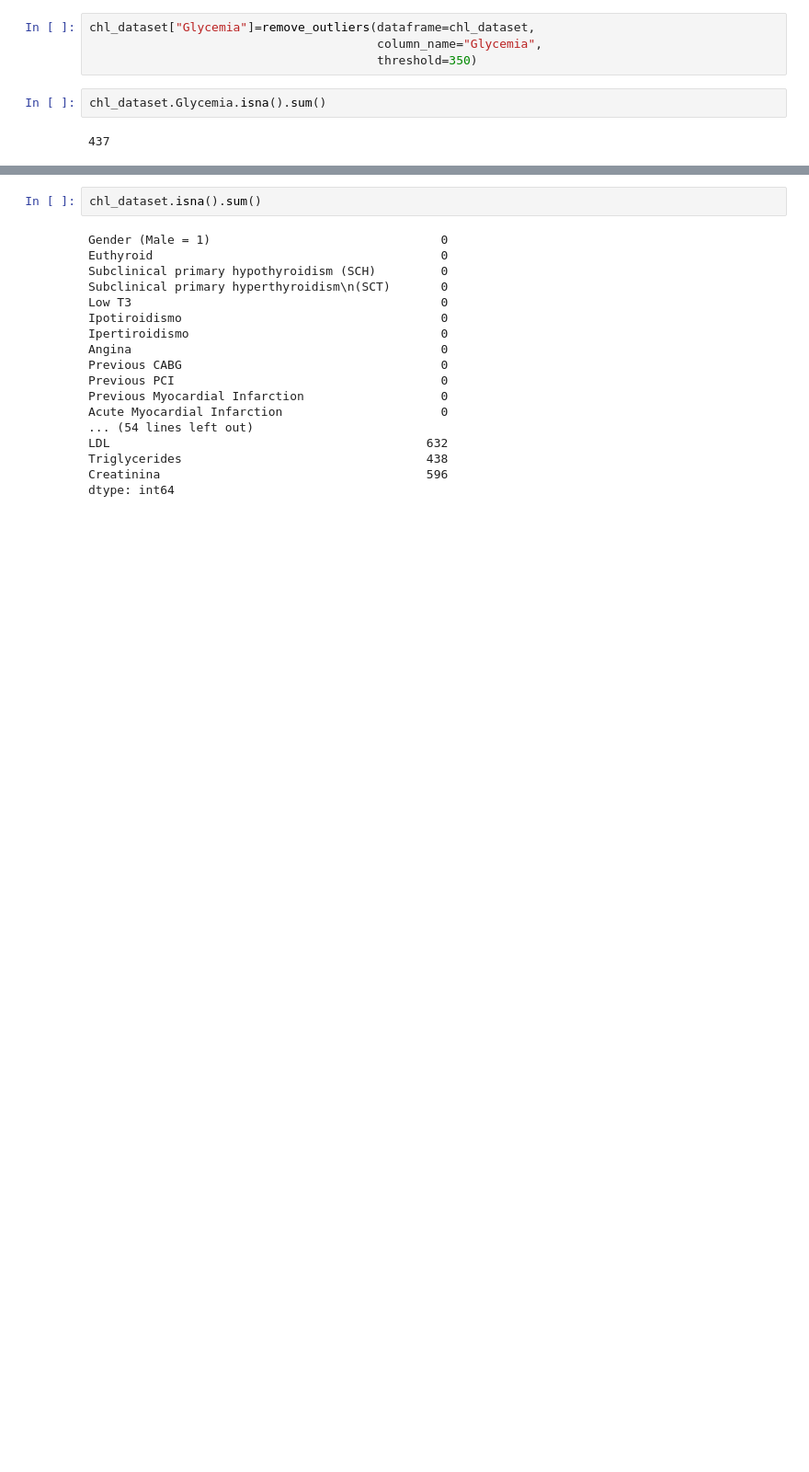
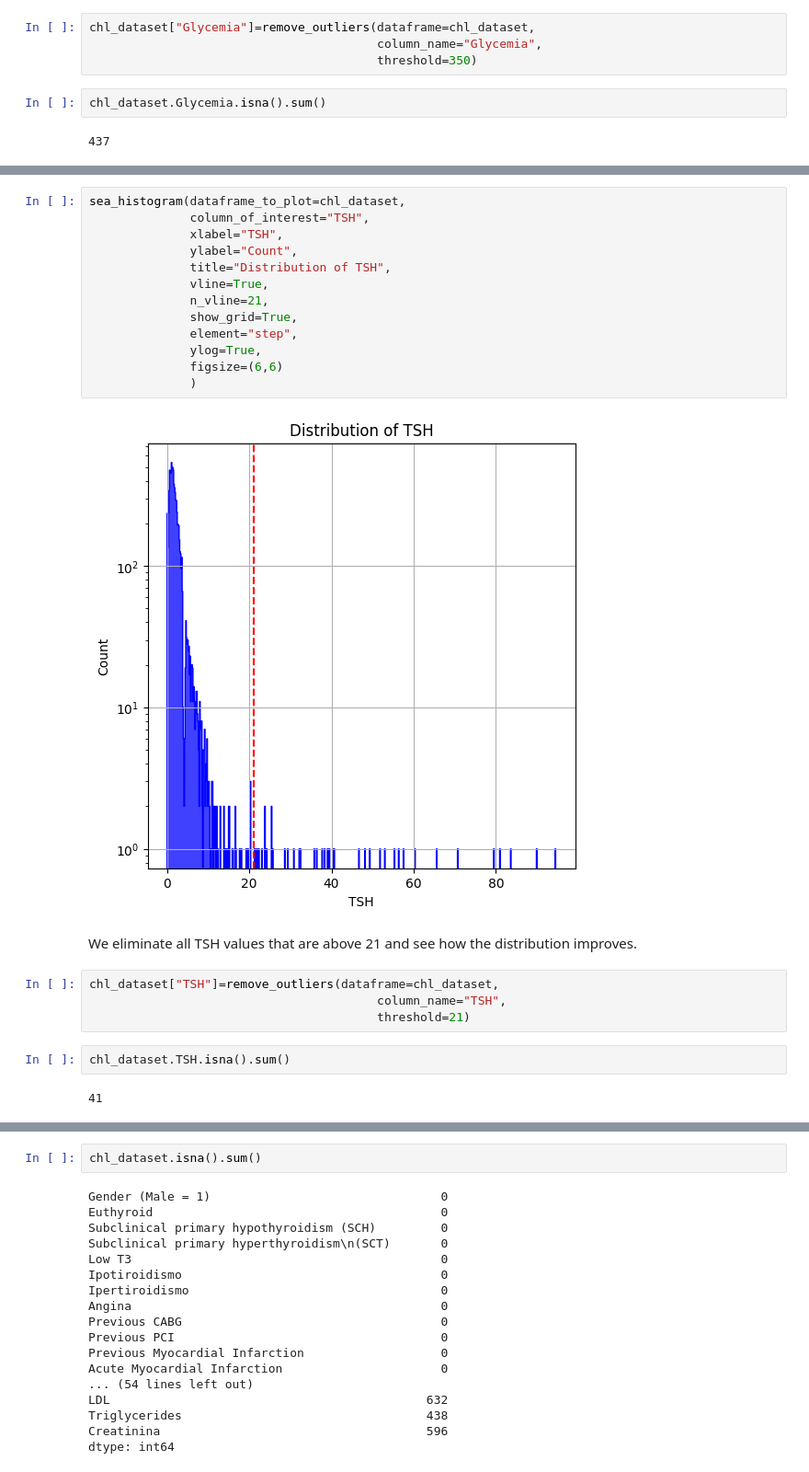
Before and after one commit to davide-marchi/clinical-data-encoding, a Jupyter notebook: Cleaning_Data.ipynb, the cells around one changed output, grey strips where cells are left out. Shown: that part at 92% size. Cells and saved outputs as stored; diff of their text form; blank space fills up the shorter version.

```diff
--- a/Cleaning_Data.ipynb
+++ b/Cleaning_Data.ipynb
@@ -394,0 +411,25 @@ sea_histogram(dataframe_to_plot=chl_dataset,
+# %%
+sea_histogram(dataframe_to_plot=chl_dataset,
+              column_of_interest="TSH",
+              xlabel="TSH",
+              ylabel="Count",
+              title="Distribution of TSH",
+              vline=True,
+              n_vline=21,
+              show_grid=True,
+              element="step",
+              ylog=True,
+              figsize=(6,6)
+              )
+# %% [output]
+[figure, added]
+# %% [markdown]
+We eliminate all TSH values that are above 21 and see how the distribution improves.
+# %%
+chl_dataset["TSH"]=remove_outliers(dataframe=chl_dataset,
+                                        column_name="TSH",
+                                        threshold=21)
+# %%
+chl_dataset.TSH.isna().sum()
+# %% [output]
+41
```
Also changed, not shown: parts of 47 cells of this notebook.
